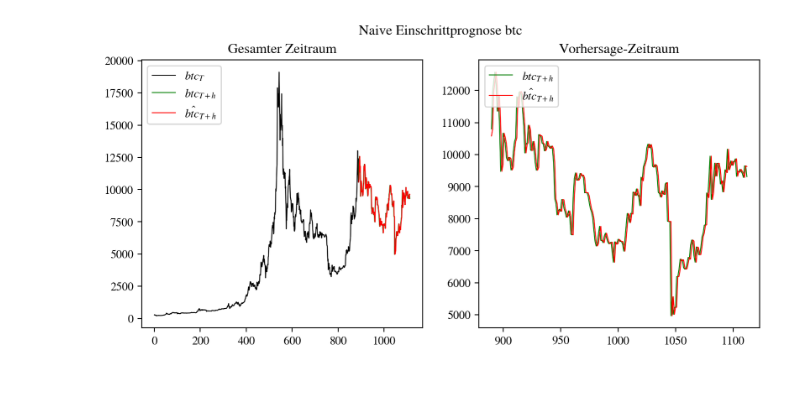
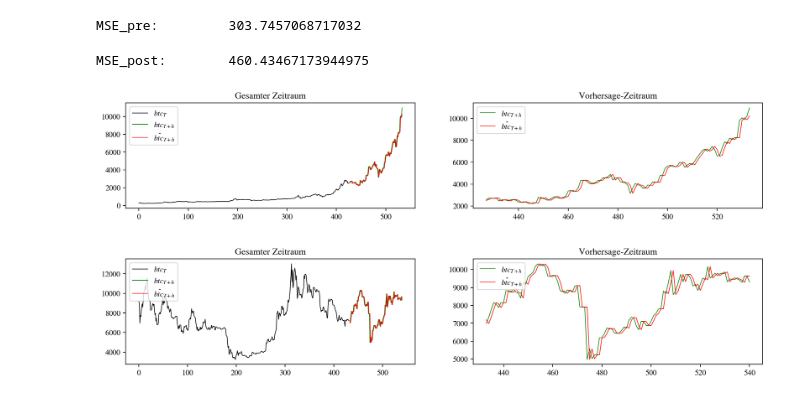
Before and after one commit to jochenmadler/BA_TimeSeriesAnalysis, a Jupyter notebook: M1.ipynb, the cells around one changed output. Drawn from its saved outputs; the diff is of its cells as text; code cells hidden in the pictures.

Commit message:
37: Pre and post analysis done for M1 and M2

```diff
--- a/M1.ipynb
+++ b/M1.ipynb
@@ -41,3 +26,13 @@ btc
+# %%
+# split data in pre and post bubble 2018
+pre_bubble_end_date = '2017-12-01'
+post_bubble_start_date = '2018-02-01'
+
+# pre bubble df
+btc_pre = btc[:pre_bubble_end_date]
+
+# post bubble df
+btc_post = btc[post_bubble_start_date:]
 # %%
 ### RUN TO DEFINE ALL FUNCTIONS ###
 
@@ -92,7 +87,8 @@ def plot_btc_pred_result(dataframe, dataframe_train, dataframe_test, dataframe_b
     axs[1].plot(pred_val_btc_series, label= r'$\hat{btc}_{T+h}$', color= 'red')
     axs[1].legend(loc='upper left')
     axs[1].title.set_text('Vorhersage-Zeitraum')
-    fig.suptitle('Naive Einschrittprognose btc')
+    #fig.suptitle('Naive Einschrittprognose btc')
+    fig.set_size_inches(15,2.5)
     return fig
 # %%
 # print out dates overview for btc
@@ -111,0 +109,3 @@ btc_train, btc_test = split_traintest_df(btc)
+# %%
+# split btc_pre in train and test data and print overview
+btc_pre_train, btc_pre_test = split_traintest_df(btc_pre)
@@ -116,0 +128,3 @@ btc_pred_result = naive_forecast(btc)
+# %%
+# obtain results from naive forecast for btc_pre
+btc_pre_pred_result = naive_forecast(btc_pre)
@@ -122,8 +137,16 @@ MSE:     431.0703047931271
+# %%
+# print out mse for btc_pre prediction vs. actual
+print('MSE_pre:\t', btc_pre_pred_result[0])
+# %% [output]
+MSE_pre:         303.7457068717032
+# %%
+# print out mse for btc_post prediction vs. actual
+print('MSE_post:\t', btc_post_pred_result[0])
+# %% [output]
+MSE_post:        460.43467173944975
 # %%
 # fig_1: plot prediction vs. actual for btc
 fig_1 = plot_btc_pred_result(btc,btc_train,btc_test,btc_pred_result)
 fig_1
-# %% [output]
-[figure, removed]
 # %%
 # save fig_1
@@ -130,0 +154,6 @@ fig_1.savefig(save_plot_to+'M1_forecastplot.svg',format='svg')
+# %%
+# fig_1_pre: plot prediction vs. actual for btc_pre
+fig_1_pre = plot_btc_pred_result(btc_pre,btc_pre_train,btc_pre_test,btc_pre_pred_result)
+fig_1_pre
+# %% [output]
+[figure, added]
@@ -130,0 +163,6 @@ fig_1.savefig(save_plot_to+'M1_forecastplot.svg',format='svg')
+# %%
+# fig_1: plot prediction vs. actual for btc_post
+fig_1_post = plot_btc_pred_result(btc_post,btc_post_train,btc_post_test,btc_post_pred_result)
+fig_1_post
+# %% [output]
+[figure, added]
```
Also changed, not shown: parts of 14 cells of this notebook, 1 other file.
